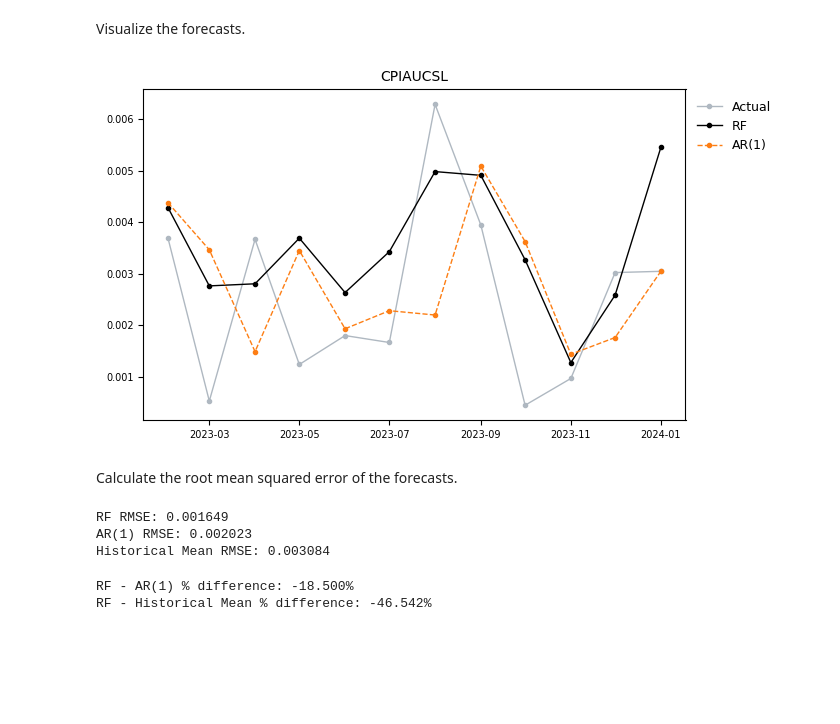
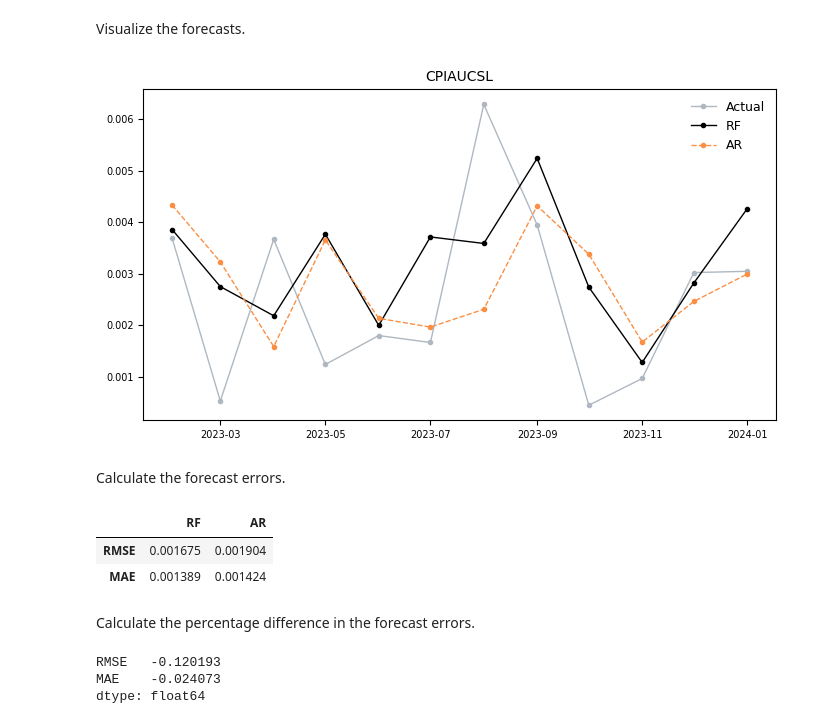
Before and after one commit to fg-research/blog, a Jupyter notebook: inflation-forecasting-random-forest/inflation-forecasting-random-forest.ipynb, the cells around one changed output. Saved outputs shown, nothing was run; the diff lists cells and outputs as text; code cells hidden in the pictures; blank space fills up the shorter version.

```diff
--- a/inflation-forecasting-random-forest/inflation-forecasting-random-forest.ipynb
+++ b/inflation-forecasting-random-forest/inflation-forecasting-random-forest.ipynb
@@ -562,0 +307,2 @@ ar1_forecasts = run_autoregressive_model(
+# %%
+start_date = pd.Timestamp("2023-02-01")
@@ -563 +311,3 @@ ar1_forecasts = run_autoregressive_model(
+# %%
+end_date = pd.Timestamp("2024-01-01")
 # %% [markdown]
@@ -571,3 +315,19 @@ forecasts = pd.DataFrame({
+# %%
+forecasts = get_forecasts(
+    params={
+        "n_estimators": 500,
+        "max_features": 1 / 3,
+        "min_samples_leaf": 5,
+        "random_state": 42,
+        "n_jobs": -1
+    },
+    start_date=start_date,
+    end_date=end_date,
+    target_name=target_name,
+    target_tcode=target_tcode,
+    n_lags=4,
+    n_components=4
+)
 # %%
 forecasts
 # %% [output]
@@ -588,0 +349,7 @@ forecasts.to_csv("forecasts.csv")
+# %%
+targets = get_target(
+    start_date=start_date + pd.offsets.MonthBegin(1),
+    end_date=end_date + pd.offsets.MonthBegin(1),
+    target_name=target_name,
+    target_tcode=target_tcode,
+)
@@ -590,16 +373,14 @@ forecasts.to_csv("forecasts.csv")
 Visualize the forecasts.
 # %%
 plt.subplots(figsize=(7, 4))
-plt.plot(forecasts[target_name], "-o", color="#AFB8C1", lw=1, markersize=3, label="Actual")
+plt.plot(targets[target_name], "-o", color="#AFB8C1", lw=1, markersize=3, label="Actual")
 plt.plot(forecasts["RF"], "-o", color="#000000", lw=1, markersize=3, label="RF")
-plt.plot(forecasts["AR(1)"], "o--", color="#fd7e14", lw=1, markersize=3, label="AR(1)")
+plt.plot(forecasts["AR"], "o--", color="#fb8f44", lw=1, markersize=3, label="AR")
 plt.tick_params(axis="both", which="major", labelsize=7)
 plt.tick_params(axis="both", which="minor", labelsize=7)
 plt.legend(bbox_to_anchor=(1, 0, 0, 1), frameon=False, prop={"size": 9})
 plt.title(target_name, size=10)
 plt.tight_layout()
 plt.show()
 # %% [output]
-[figure, old version]
+[figure, new version]
-# %% [markdown]
-Calculate the root mean squared error of the forecasts.
@@ -621,14 +387,2 @@ hm_error = root_mean_squared_error(
-# %%
-print(f"RF RMSE: {format(rf_error, '.6f')}")
-print(f"AR(1) RMSE: {format(ar1_error, '.6f')}")
-print(f"Historical Mean RMSE: {format(hm_error, '.6f')}")
-# %% [output]
-RF RMSE: 0.001649
-AR(1) RMSE: 0.002023
-Historical Mean RMSE: 0.003084
-# %%
-print(f"RF - AR(1) % difference: {format(rf_error / ar1_error - 1, '.3%')}")
-print(f"RF - Historical Mean % difference: {format(rf_error / hm_error - 1, '.3%')}")
-# %% [output]
-RF - AR(1) % difference: -18.500%
-RF - Historical Mean % difference: -46.542%
+# %% [markdown]
+Calculate the forecast errors.
@@ -634,0 +403,14 @@ RF - Historical Mean % difference: -46.542%
+# %%
+errors
+# %% [output]
+|  | RF | AR |
+| RMSE | 0.001675 | 0.001904 |
+| MAE | 0.001389 | 0.001424 |
+# %% [markdown]
+Calculate the percentage difference in the forecast errors.
+# %%
+errors['RF'] / errors['AR'] - 1
+# %% [output]
+RMSE   -0.120193
+MAE    -0.024073
+dtype: float64
```
Also changed, not shown: parts of 46 cells of this notebook, 1 other file.
